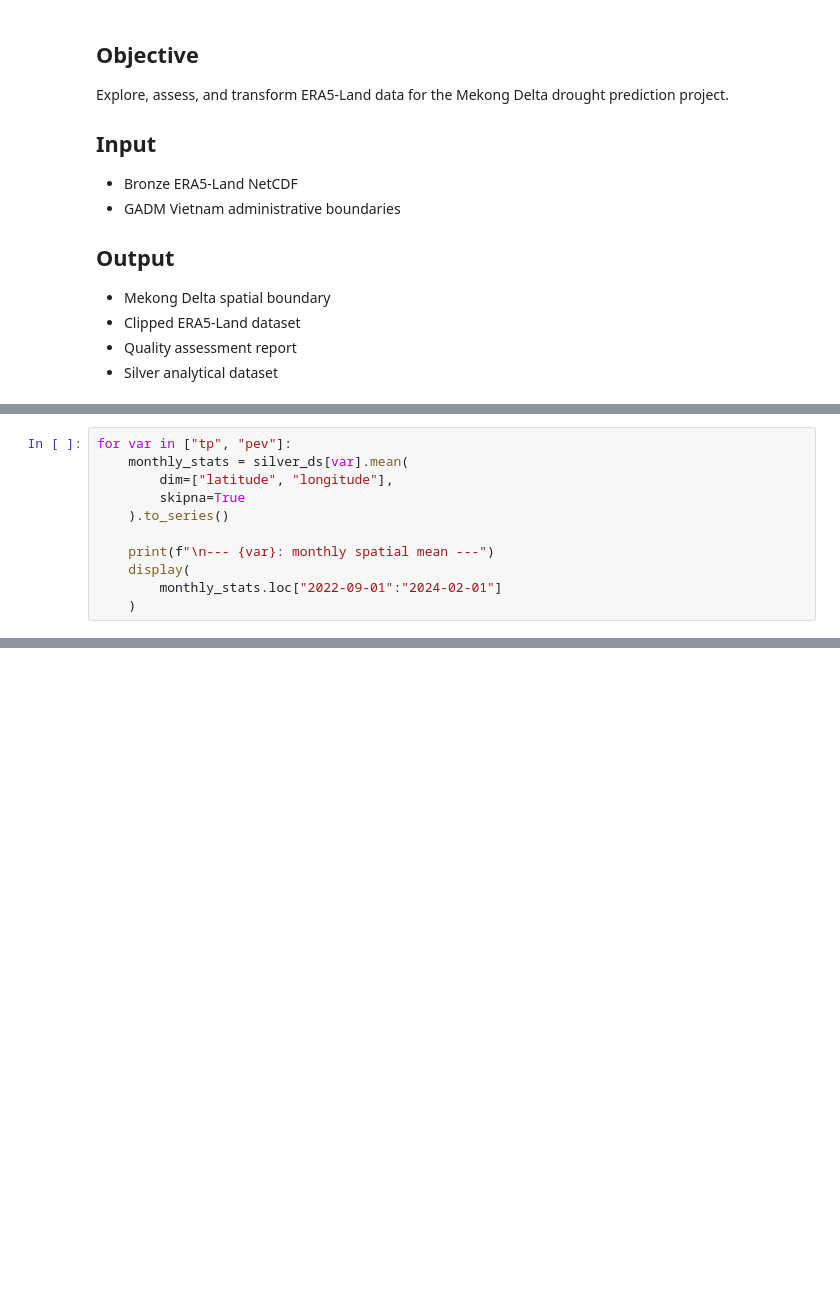
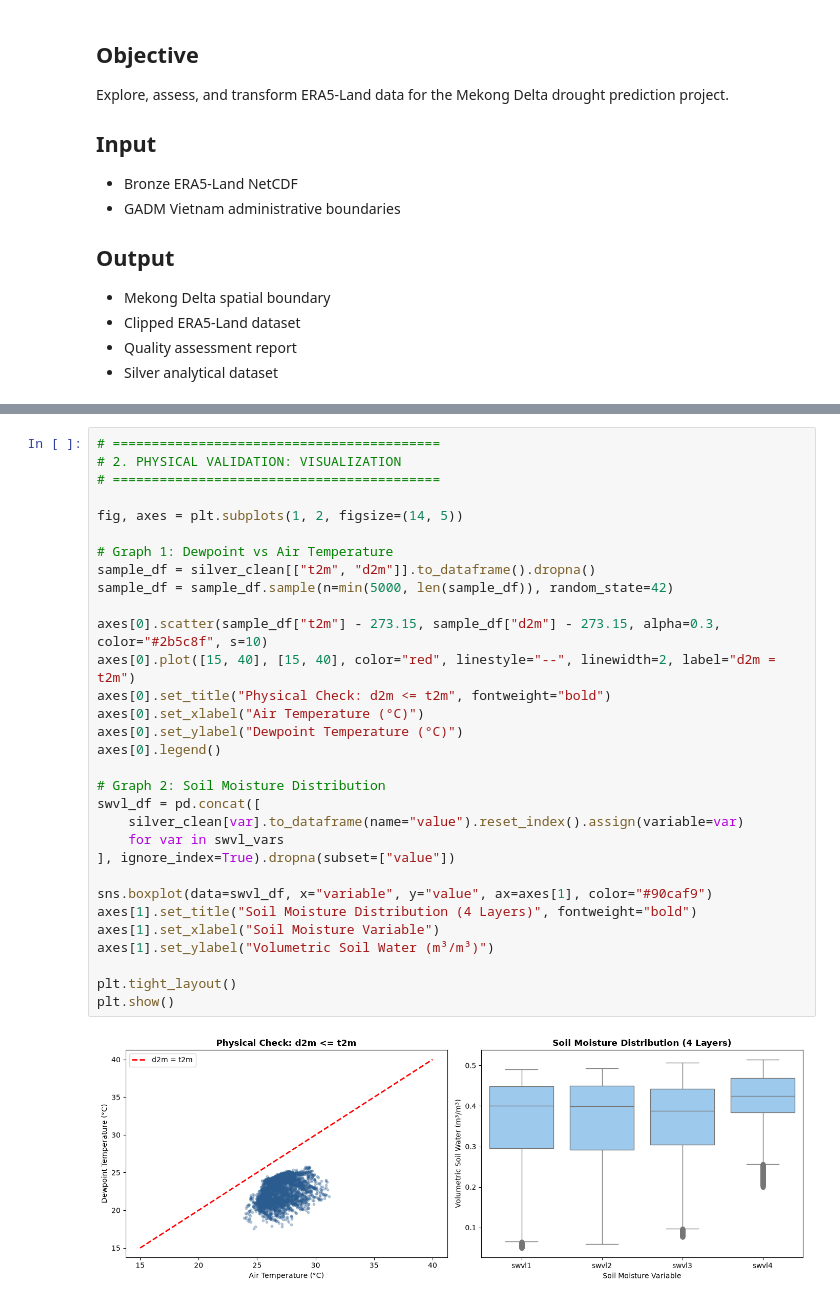
Before and after one commit to TThuyTrang/Drought-Prediction, a Jupyter notebook: notebooks/02_silver_transformation.ipynb, the cells around one changed output, grey strips where cells are left out. Drawn from its saved outputs; the diff is of its cells as text; blank space fills up the shorter version.

Commit message:
clean silver layer, update pipeline silver layer

```diff
--- a/notebooks/02_silver_transformation.ipynb
+++ b/notebooks/02_silver_transformation.ipynb
@@ -1539,11 +16,0 @@ Positive count: 0
-# %%
-for var in ["tp", "pev"]:
-    monthly_stats = silver_ds[var].mean(
-        dim=["latitude", "longitude"],
-        skipna=True
-    ).to_series()
-
-    print(f"\n--- {var}: monthly spatial mean ---")
-    display(
-        monthly_stats.loc["2022-09-01":"2024-02-01"]
-    )
@@ -1673,0 +503,33 @@ print(json.dumps(bronze_metadata, indent=2, ensure_ascii=False))
+# %%
+# ==========================================
+# 2. PHYSICAL VALIDATION: VISUALIZATION
+# ==========================================
+
+fig, axes = plt.subplots(1, 2, figsize=(14, 5))
+
+# Graph 1: Dewpoint vs Air Temperature
+sample_df = silver_clean[["t2m", "d2m"]].to_dataframe().dropna()
+sample_df = sample_df.sample(n=min(5000, len(sample_df)), random_state=42)
+
+axes[0].scatter(sample_df["t2m"] - 273.15, sample_df["d2m"] - 273.15, alpha=0.3, color="#2b5c8f", s=10)
+axes[0].plot([15, 40], [15, 40], color="red", linestyle="--", linewidth=2, label="d2m = t2m")
+axes[0].set_title("Physical Check: d2m <= t2m", fontweight="bold")
+axes[0].set_xlabel("Air Temperature (°C)")
+axes[0].set_ylabel("Dewpoint Temperature (°C)")
+axes[0].legend()
+
+# Graph 2: Soil Moisture Distribution
+swvl_df = pd.concat([
+    silver_clean[var].to_dataframe(name="value").reset_index().assign(variable=var)
+    for var in swvl_vars
+], ignore_index=True).dropna(subset=["value"])
+
+sns.boxplot(data=swvl_df, x="variable", y="value", ax=axes[1], color="#90caf9")
+axes[1].set_title("Soil Moisture Distribution (4 Layers)", fontweight="bold")
+axes[1].set_xlabel("Soil Moisture Variable")
+axes[1].set_ylabel("Volumetric Soil Water (m³/m³)")
+
+plt.tight_layout()
+plt.show()
+# %% [output]
+[figure, added]
```
Also changed, not shown: parts of 97 cells of this notebook, 19 other files.
